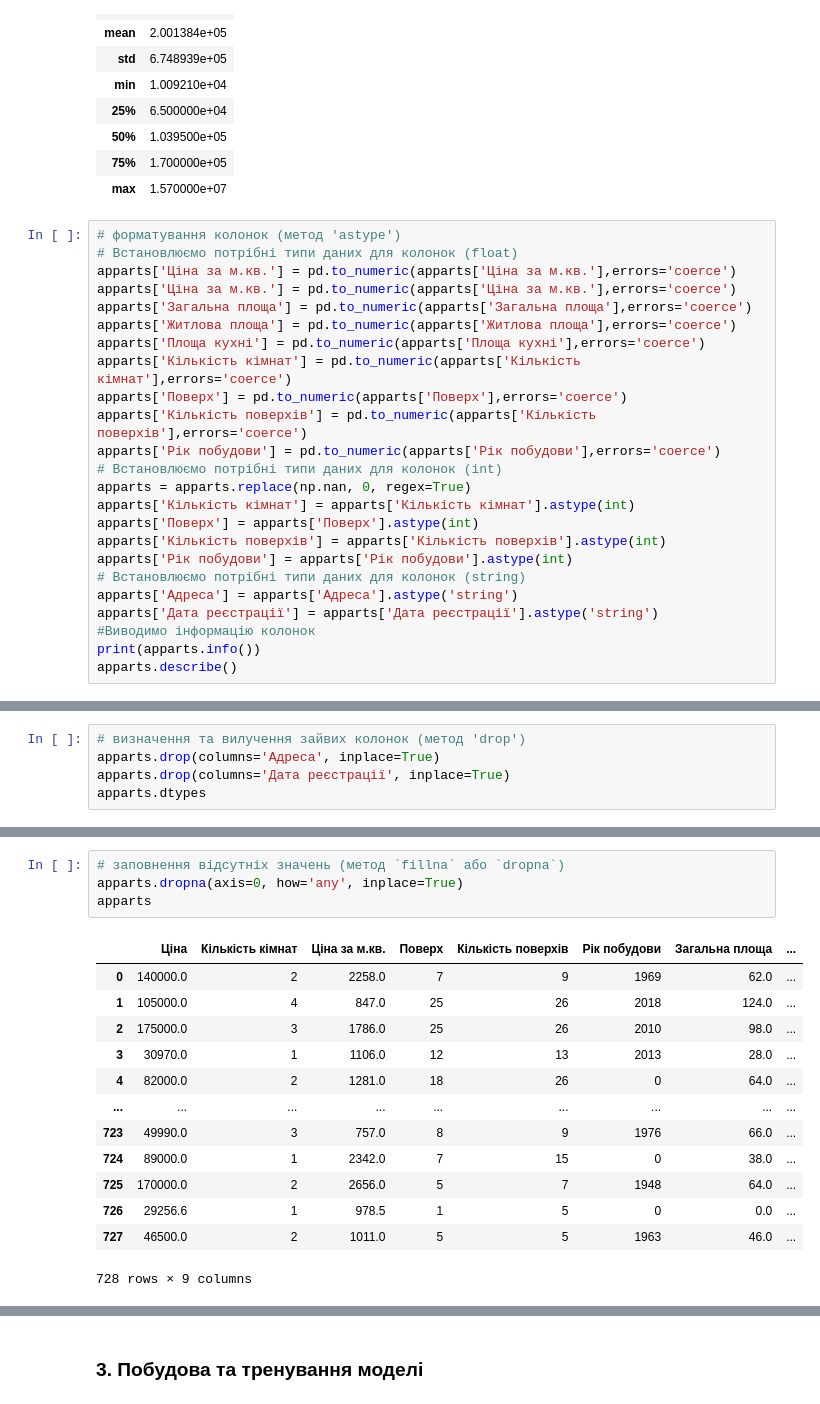
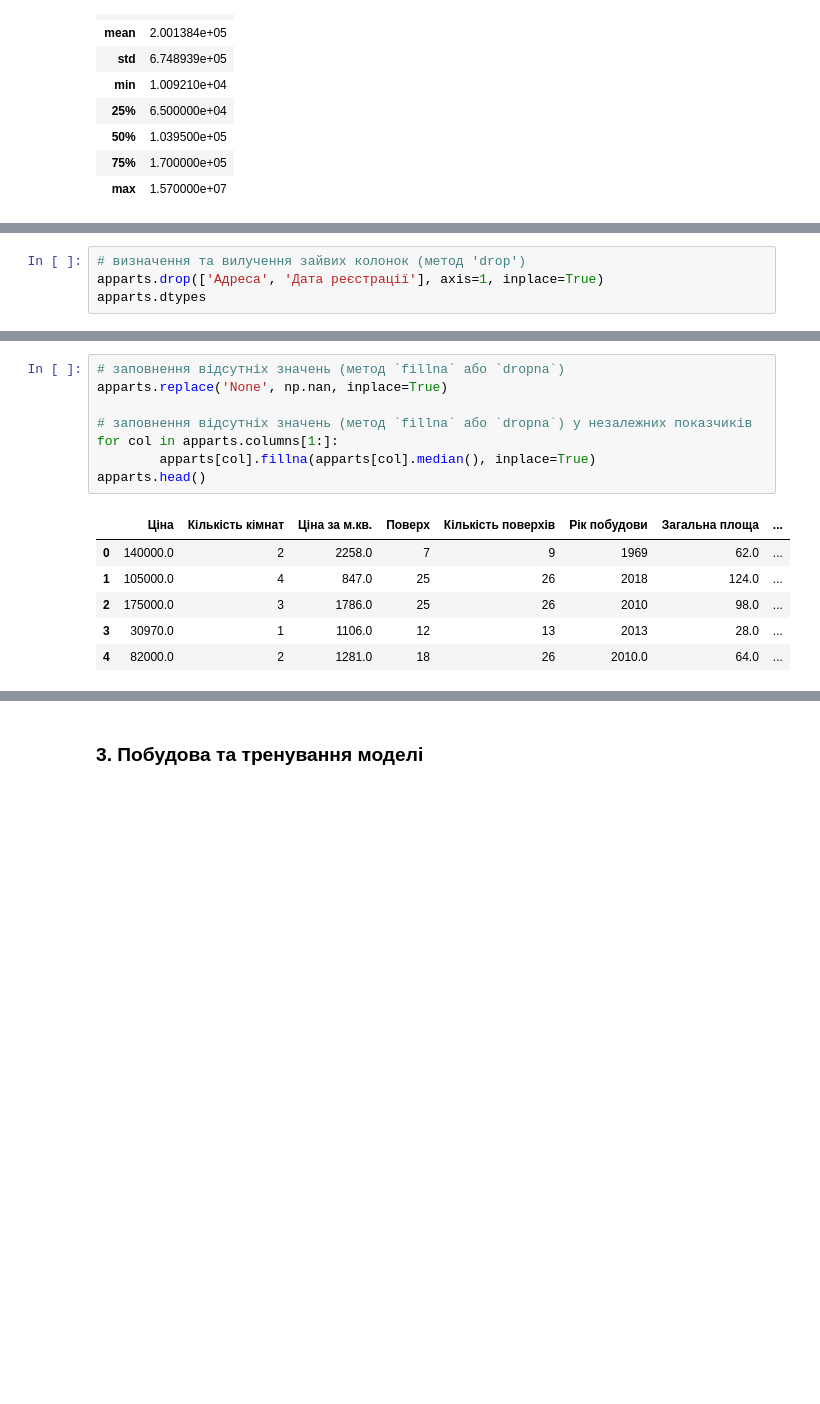
Before and after one commit to Buben-Ruben/Machine-Learning-Labs, a Jupyter notebook: ML-Lab5/!Regression.ipynb, the cells around one changed output, grey strips where cells are left out. Cells and saved outputs as stored; diff of their text form; blank space fills up the shorter version.

```diff
--- a/ML-Lab5/!Regression.ipynb
+++ b/ML-Lab5/!Regression.ipynb
@@ -133,27 +123,3 @@ None
 | 50% | 1.039500e+05 |
 | 75% | 1.700000e+05 |
 | max | 1.570000e+07 |
-# %%
-# форматування колонок (метод 'astype')
-# Встановлюємо потрібні типи даних для колонок (float)
-apparts['Ціна за м.кв.'] = pd.to_numeric(apparts['Ціна за м.кв.'],errors='coerce')
-apparts['Ціна за м.кв.'] = pd.to_numeric(apparts['Ціна за м.кв.'],errors='coerce')
-apparts['Загальна площа'] = pd.to_numeric(apparts['Загальна площа'],errors='coerce')
-apparts['Житлова площа'] = pd.to_numeric(apparts['Житлова площа'],errors='coerce')
-apparts['Площа кухні'] = pd.to_numeric(apparts['Площа кухні'],errors='coerce')
-apparts['Кількість кімнат'] = pd.to_numeric(apparts['Кількість кімнат'],errors='coerce')
-apparts['Поверх'] = pd.to_numeric(apparts['Поверх'],errors='coerce')
-apparts['Кількість поверхів'] = pd.to_numeric(apparts['Кількість поверхів'],errors='coerce')
-apparts['Рік побудови'] = pd.to_numeric(apparts['Рік побудови'],errors='coerce')
-# Встановлюємо потрібні типи даних для колонок (int)
-apparts = apparts.replace(np.nan, 0, regex=True)
-apparts['Кількість кімнат'] = apparts['Кількість кімнат'].astype(int)
-apparts['Поверх'] = apparts['Поверх'].astype(int)
-apparts['Кількість поверхів'] = apparts['Кількість поверхів'].astype(int)
-apparts['Рік побудови'] = apparts['Рік побудови'].astype(int)
-# Встановлюємо потрібні типи даних для колонок (string)
-apparts['Адреса'] = apparts['Адреса'].astype('string')
-apparts['Дата реєстрації'] = apparts['Дата реєстрації'].astype('string')
-#Виводимо інформацію колонок
-print(apparts.info())
-apparts.describe()
@@ -189,7 +126,6 @@ None
 # %%
 # визначення та вилучення зайвих колонок (метод 'drop')
-apparts.drop(columns='Адреса', inplace=True)
-apparts.drop(columns='Дата реєстрації', inplace=True)
+apparts.drop(['Адреса', 'Дата реєстрації'], axis=1, inplace=True)
 apparts.dtypes
 # %% [output]
 Ціна                  float64
@@ -204,19 +140,16 @@ apparts.dtypes
 dtype: object
 # %%
 # заповнення відсутніх значень (метод `fillna` або `dropna`)
-apparts.dropna(axis=0, how='any', inplace=True)
-apparts
+apparts.replace('None', np.nan, inplace=True)
+
+# заповнення відсутніх значень (метод `fillna` або `dropna`) у незалежних показчиків
+for col in apparts.columns[1:]:
+        apparts[col].fillna(apparts[col].median(), inplace=True)
+apparts.head()
 # %% [output]
 |  | Ціна | Кількість кімнат | Ціна за м.кв. | Поверх | Кількість поверхів | Рік побудови | Загальна площа | ... |
 | 0 | 140000.0 | 2 | 2258.0 | 7 | 9 | 1969 | 62.0 | ... |
 | 1 | 105000.0 | 4 | 847.0 | 25 | 26 | 2018 | 124.0 | ... |
 | 2 | 175000.0 | 3 | 1786.0 | 25 | 26 | 2010 | 98.0 | ... |
 | 3 | 30970.0 | 1 | 1106.0 | 12 | 13 | 2013 | 28.0 | ... |
-| 4 | 82000.0 | 2 | 1281.0 | 18 | 26 | 0 | 64.0 | ... |
-| ... | ... | ... | ... | ... | ... | ... | ... | ... |
-| 723 | 49990.0 | 3 | 757.0 | 8 | 9 | 1976 | 66.0 | ... |
-| 724 | 89000.0 | 1 | 2342.0 | 7 | 15 | 0 | 38.0 | ... |
-| 725 | 170000.0 | 2 | 2656.0 | 5 | 7 | 1948 | 64.0 | ... |
-| 726 | 29256.6 | 1 | 978.5 | 1 | 5 | 0 | 0.0 | ... |
-| 727 | 46500.0 | 2 | 1011.0 | 5 | 5 | 1963 | 46.0 | ... |
+| 4 | 82000.0 | 2 | 1281.0 | 18 | 26 | 2010.0 | 64.0 | ... |
-728 rows × 9 columns
```
Also changed, not shown: parts of 17 cells of this notebook, 1 other file.
